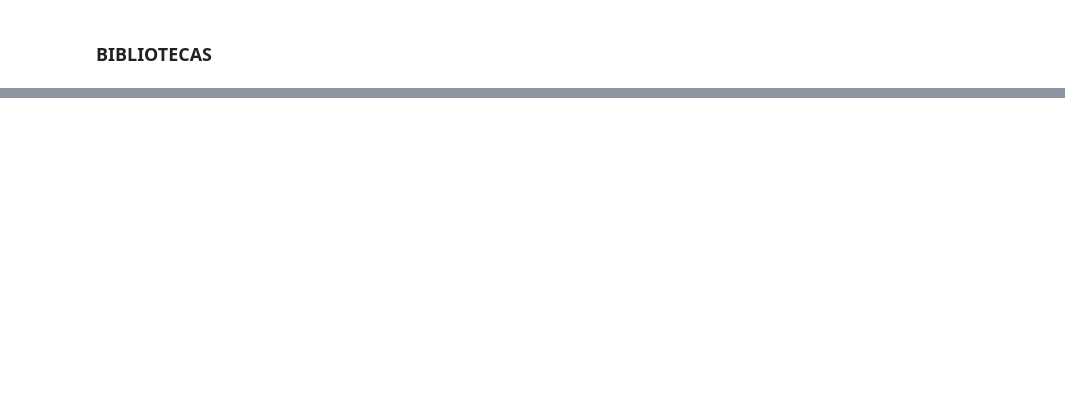
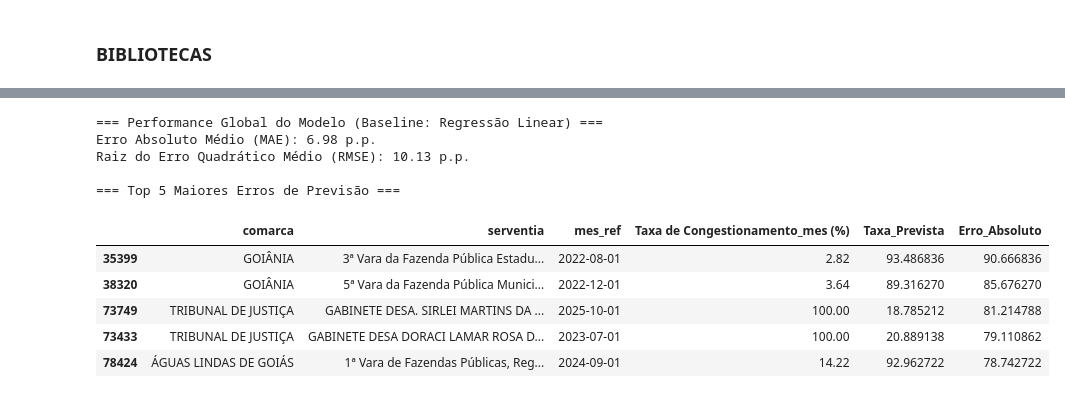
Before and after one commit to laysfreitas/TJGO_AprendizadoDeMaquina, a Jupyter notebook: 4.1 - Modeling.ipynb, the cells around one changed output, grey strips where cells are left out. Drawn from its saved outputs; the diff is of its cells as text; code cells hidden in the pictures; blank space fills up the shorter version.

```diff
--- a/4.1 - Modeling.ipynb
+++ b/4.1 - Modeling.ipynb
@@ -75,0 +81,18 @@ df.head()
+# %%
+# Para Regressão Linear funcionar com datas, precisamos converter a data para um número (ordinal ou timestamp)
+# 1. Criação da Feature Numérica de Tempo
+df_refinado['mes_ordinal'] = df_refinado['mes_ref'].apply(lambda x: x.toordinal())
+
+# 2. Definição do Ponto de Corte (Split Temporal)
+# Vamos usar os últimos 3 meses disponíveis como validação (Teste) e o resto como Treino
+data_maxima = df_refinado['mes_ref'].max()
+data_corte = data_maxima - relativedelta(months=3)
+
+print(f"Data de Corte para Validação: {data_corte.date()}")
+
+# Separação
+df_treino = df_refinado[df_refinado['mes_ref'] <= data_corte].copy()
+df_validacao = df_refinado[df_refinado['mes_ref'] > data_corte].copy()
+
+print(f"Registros de Treino (Histórico): {len(df_treino)}")
+print(f"Registros de Validação (Recente): {len(df_validacao)}")
@@ -75,0 +216,29 @@ df.head()
+# %%
+# Célula 6 [Code] - Avaliação de Métricas (Evaluation)
+# Vamos calcular o erro do nosso modelo nos dados de teste (validação)
+
+mae = mean_absolute_error(df_avaliado['Taxa de Congestionamento_mes (%)'], df_avaliado['Taxa_Prevista'])
+rmse = np.sqrt(mean_squared_error(df_avaliado['Taxa de Congestionamento_mes (%)'], df_avaliado['Taxa_Prevista']))
+
+print("=== Performance Global do Modelo (Baseline: Regressão Linear) ===")
+print(f"Erro Absoluto Médio (MAE): {mae:.2f} p.p.")
+print(f"Raiz do Erro Quadrático Médio (RMSE): {rmse:.2f} p.p.")
+
+# Análise de Erro: Onde o modelo errou mais?
+df_avaliado['Erro_Absoluto'] = abs(df_avaliado['Taxa de Congestionamento_mes (%)'] - df_avaliado['Taxa_Prevista'])
+top_erros = df_avaliado.sort_values(by='Erro_Absoluto', ascending=False).head(5)
+
+print("\n=== Top 5 Maiores Erros de Previsão ===")
+display(top_erros[['comarca', 'serventia', 'mes_ref', 'Taxa de Congestionamento_mes (%)', 'Taxa_Prevista', 'Erro_Absoluto']])
+# %% [output]
+=== Performance Global do Modelo (Baseline: Regressão Linear) ===
+Erro Absoluto Médio (MAE): 6.98 p.p.
+Raiz do Erro Quadrático Médio (RMSE): 10.13 p.p.
+
+=== Top 5 Maiores Erros de Previsão ===
+|  | comarca | serventia | mes_ref | Taxa de Congestionamento_mes (%) | Taxa_Prevista | Erro_Absoluto |
+| 35399 | GOIÂNIA | 3ª Vara da Fazenda Pública Estadu... | 2022-08-01 | 2.82 | 93.486836 | 90.666836 |
+| 38320 | GOIÂNIA | 5ª Vara da Fazenda Pública Munici... | 2022-12-01 | 3.64 | 89.316270 | 85.676270 |
+| 73749 | TRIBUNAL DE JUSTIÇA | GABINETE DESA. SIRLEI MARTINS DA ... | 2025-10-01 | 100.00 | 18.785212 | 81.214788 |
+| 73433 | TRIBUNAL DE JUSTIÇA | GABINETE DESA DORACI LAMAR ROSA D... | 2023-07-01 | 100.00 | 20.889138 | 79.110862 |
+| 78424 | ÁGUAS LINDAS DE GOIÁS | 1ª Vara de Fazendas Públicas, Reg... | 2024-09-01 | 14.22 | 92.962722 | 78.742722 |
```
Also changed, not shown: parts of 21 cells of this notebook.
